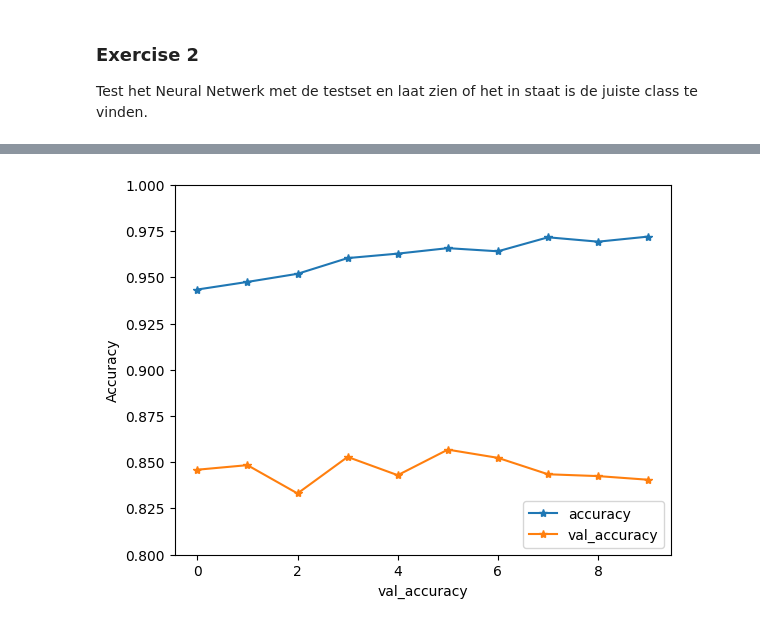
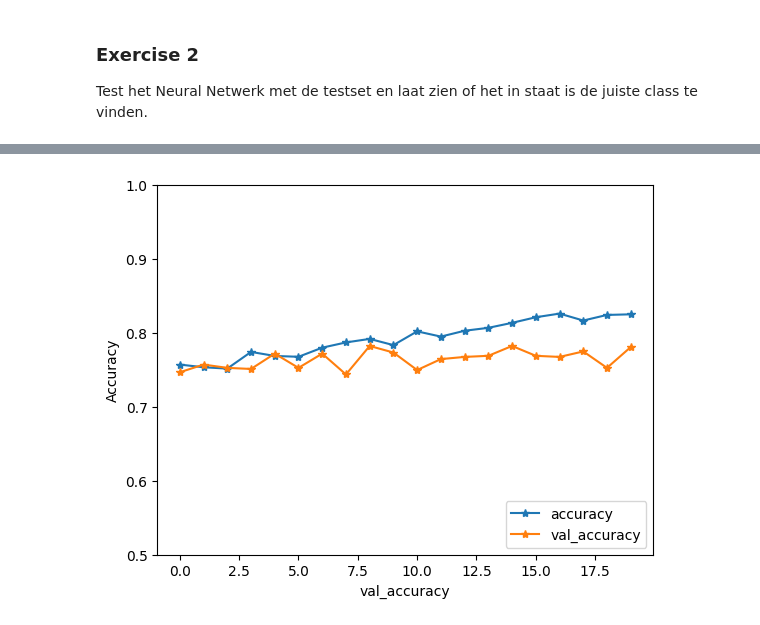
Before and after one commit to Porsche9114s/MakeAIWork2, a Jupyter notebook: opdrachten/practica/week07/image_recognition/notebook/tf_cnn_opdracht1.ipynb, the cells around one changed output, grey strips where cells are left out. Saved outputs shown, nothing was run; the diff lists cells and outputs as text; code cells hidden in the pictures.

```diff
--- a/opdrachten/practica/week07/image_recognition/notebook/tf_cnn_opdracht1.ipynb
+++ b/opdrachten/practica/week07/image_recognition/notebook/tf_cnn_opdracht1.ipynb
@@ -136,12 +136,12 @@ inspectData()
 model = tf.keras.models.Sequential([
     tf.keras.layers.Conv2D(16, 3, padding= 'same', activation='relu'),
     tf.keras.layers.MaxPooling2D(2, 2),
-    tf.keras.layers.Conv2D(32, 3, padding= 'same', activation='relu'),
+    tf.keras.layers.Conv2D(16, 3, padding= 'same', activation='softmax'),
     tf.keras.layers.MaxPooling2D(2, 2),
-    tf.keras.layers.Conv2D(64, 3, padding= 'same', activation='relu'),
+    tf.keras.layers.Conv2D(16, 3, padding= 'same', activation='relu'),
     tf.keras.layers.MaxPooling2D(2, 2),
     tf.keras.layers.Flatten(),
-    tf.keras.layers.Dense(10, activation='sigmoid')
+    tf.keras.layers.Dense(10) #, activation='relu')
     ])
 # %% [markdown]
 <h3>Definieer de trainparameters</h3>
@@ -180,13 +180,13 @@ print(history.history['accuracy'])
 # %%
-history = model.fit(trainSet, trainLabels, epochs=10, validation_split=0.1, shuffle=True)
+history = model.fit(testSet, testLabels, epochs=20, validation_split=0.1, shuffle=True)
 
 
 plt.plot(history.history['accuracy'], '-*',label='accuracy')
 plt.plot(history.history['val_accuracy'],'-*', label = 'val_accuracy')
 plt.xlabel('val_accuracy')
 plt.ylabel('Accuracy')
-plt.ylim([0.8, 1])
+plt.ylim([0.5, 1])
 plt.legend(loc='lower right')
 
-test_loss, test_acc = model.evaluate(trainSet, trainLabels, verbose=2)
+test_loss, test_acc = model.evaluate(testSet, testLabels, verbose=2)
 # %% [output]
@@ -210 +210 @@ Epoch 10/10
-[figure, old version]
+[figure, new version]
```
Also changed, not shown: parts of 3 cells of this notebook.
